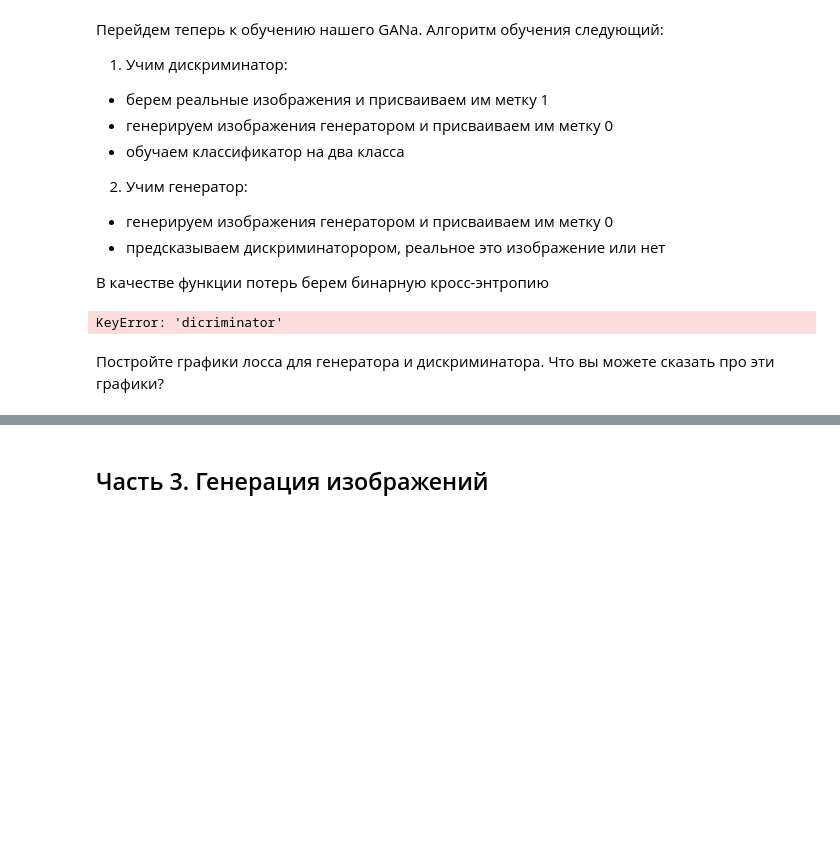
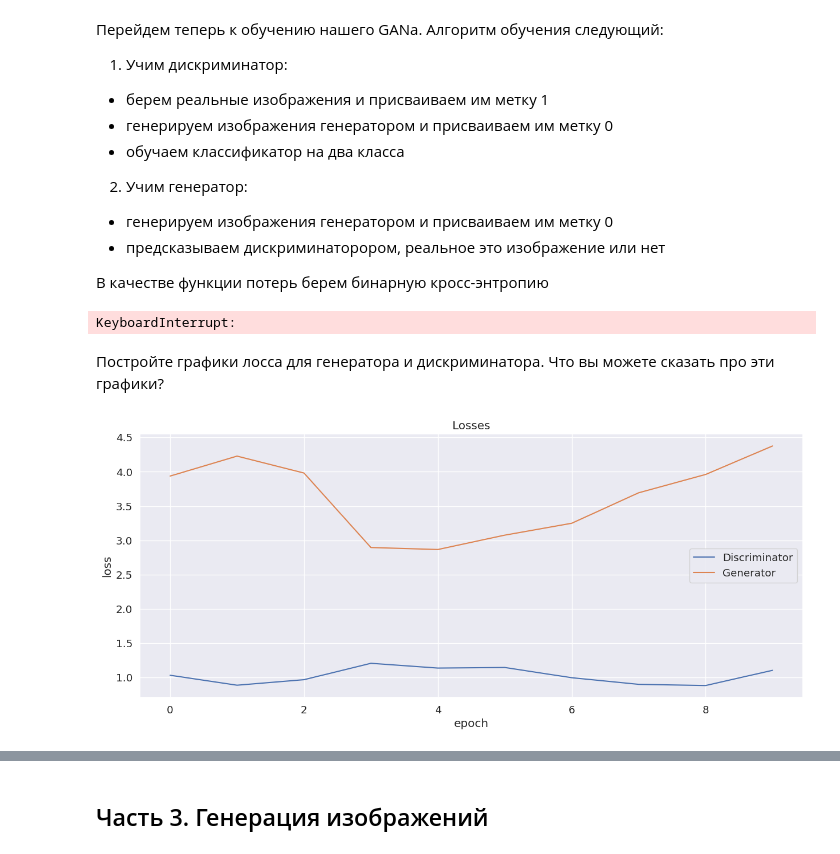
Before and after one commit to DeckardNine/DeckardNine, a Jupyter notebook: week_11_GANs/Homework/homework_8_gans_part_1.ipynb, the cells around one changed output, grey strips where cells are left out. Saved outputs shown, nothing was run; the diff lists cells and outputs as text; code cells hidden in the pictures; blank space fills up the shorter version.

```diff
--- a/week_11_GANs/Homework/homework_8_gans_part_1.ipynb
+++ b/week_11_GANs/Homework/homework_8_gans_part_1.ipynb
@@ -141,18 +143,18 @@ discriminator(test_in).shape
 # %% [output]
 torch.Size([32, 1])
 # %%
-latent_size = 16
+latent_size = 128
 class Generator(nn.Module):
   def __init__(self, latent_size = latent_size):
     super(Generator, self).__init__()
     self.generator = nn.Sequential(
         #in latent x 1 x 1
-        nn.ConvTranspose2d(latent_size, 512, kernel_size = 4, bias = False),
+        nn.ConvTranspose2d(latent_size, 256, kernel_size = 4, bias = False),
         nn.ReLU(),
-        nn.BatchNorm2d(512),
+        nn.BatchNorm2d(256),
         #out 512x4x4
 
-        nn.ConvTranspose2d(512, 256, kernel_size=4, padding =1, stride = 2, bias = False),
+        nn.ConvTranspose2d(256, 256, kernel_size=4, padding =1, stride = 2, bias = False),
         nn.ReLU(),
         nn.BatchNorm2d(256),
         # out 256x8x8
@@ -162,18 +164,28 @@ class Generator(nn.Module):
         nn.BatchNorm2d(128),
         #out 128x16x16
 
+        nn.ConvTranspose2d(128, 128, kernel_size=4, padding =1, stride = 2, bias = False),
+        nn.ReLU(),
+        nn.BatchNorm2d(128),
+        #out 64x128x128
+
         nn.ConvTranspose2d(128, 64, kernel_size=4, padding =1, stride = 2, bias = False),
         nn.ReLU(),
         nn.BatchNorm2d(64),
-        #out 64x32x32
 
-        nn.ConvTranspose2d(64, 32, kernel_size=4, padding =1, stride = 2, bias = False),
+        #out 32x64x64
+          nn.ConvTranspose2d(64, 32, kernel_size=3, padding =1, stride = 1, bias = False),
         nn.ReLU(),
         nn.BatchNorm2d(32),
         #out 32x64x64
 
+          nn.ConvTranspose2d(32, 32, kernel_size=3, padding =1, stride = 1, bias = False),
+        nn.ReLU(),
+        nn.BatchNorm2d(32),
+
+        #out 32x64x64
         nn.ConvTranspose2d(32, 3, kernel_size=4, padding =1, stride = 2, bias = False),
-        nn.Sigmoid(),
+        nn.Tanh(),
         #out 3x128x128
     )
 
@@ -206,7 +218,7 @@ discriminator = discriminator.to(device)
 
 В качестве функции потерь берем бинарную кросс-энтропию
 # %%
-lr = 0.0001
+lr = 0.001
 
 model = {
     "discriminator": discriminator,
@@ -310,9 +340,19 @@ def fit(model, criterion, epochs, lr):
 
   return d_pred_per_epoch, d_pred_fake_per_epoch, d_loss_per_epoch, g_loss_per_epoch
 # %%
-epochs = 3
-fit(model, criterion, epochs, lr)
+epochs = 4
+d_pred_per_epoch, d_pred_fake_per_epoch, d_loss_per_epoch, g_loss_per_epoch = fit(model, criterion, epochs, lr)
 # %% [output]
-KeyError: 'dicriminator'
+KeyboardInterrupt:
 # %% [markdown]
 Постройте графики лосса для генератора и дискриминатора. Что вы можете сказать про эти графики?
+# %%
+plt.figure(figsize=(15, 6))
+plt.plot(d_loss_per_epoch, '-')
+plt.plot(g_loss_per_epoch, '-')
+plt.xlabel('epoch')
+plt.ylabel('loss')
+plt.legend(['Discriminator', 'Generator'])
+plt.title('Losses');
+# %% [output]
+[figure, added]
```
Also changed, not shown: parts of 8 cells of this notebook.
